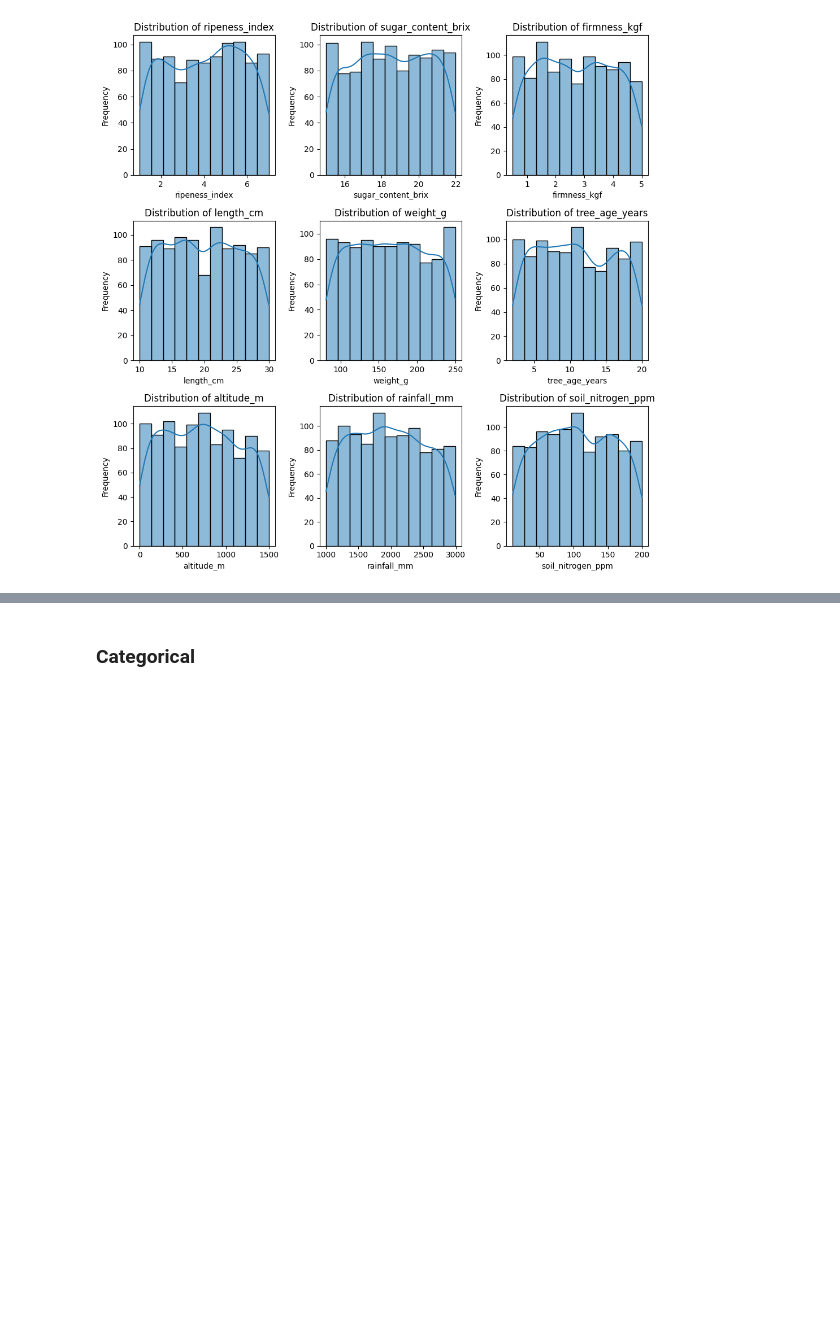
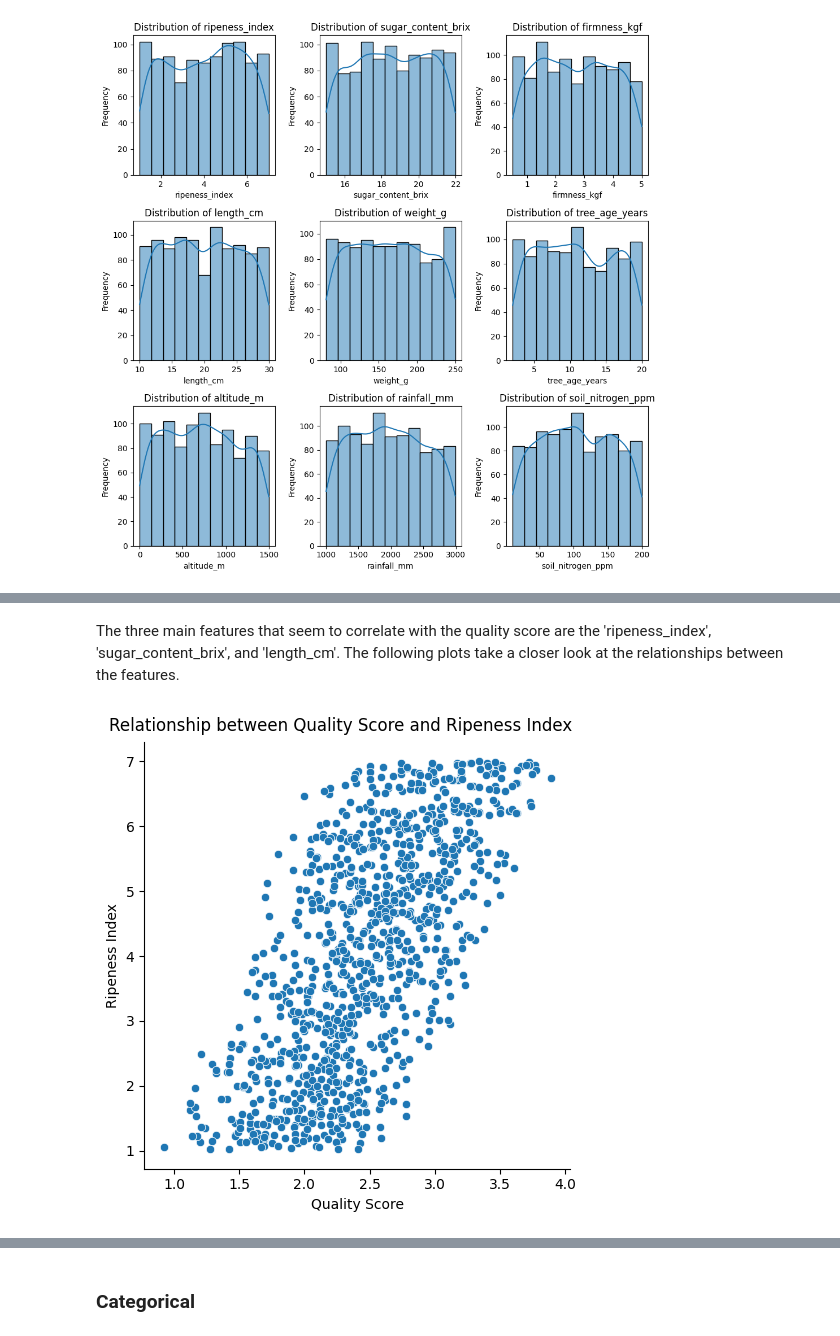
Before and after one commit to Prishab50/DS3021-Final-Project, a Jupyter notebook: bananaproject.ipynb, the cells around one changed output, grey strips where cells are left out. Drawn from its saved outputs; the diff is of its cells as text; code cells hidden in the pictures; blank space fills up the shorter version.

```diff
--- a/bananaproject.ipynb
+++ b/bananaproject.ipynb
@@ -148,0 +158,10 @@ As seen by the dsitrbutions, these numerical variables are already normalized.
+# %% [markdown]
+The three main features that seem to correlate with the quality score are the 'ripeness_index', 'sugar_content_brix', and 'length_cm'. The following plots take a closer look at the relationships between the features.
+# %%
+sns.relplot(x='quality_score', y='ripeness_index', data=df)
+plt.xlabel('Quality Score')
+plt.ylabel('Ripeness Index')
+plt.suptitle('Relationship between Quality Score and Ripeness Index', y=1.02)
+plt.show()
+# %% [output]
+[figure, added]
```
Also changed, not shown: parts of 34 cells of this notebook, 2 other files.
